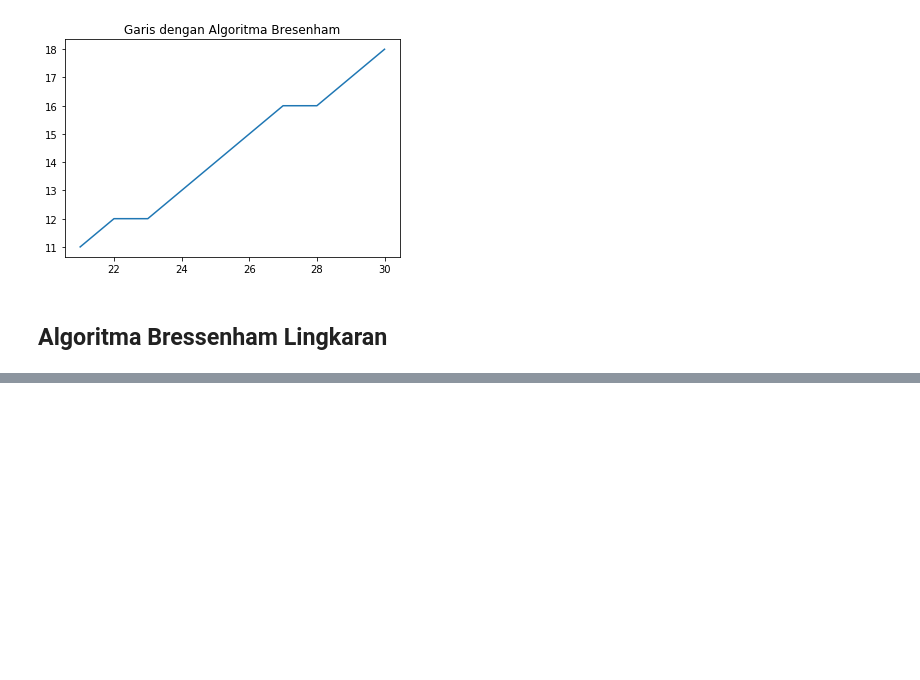
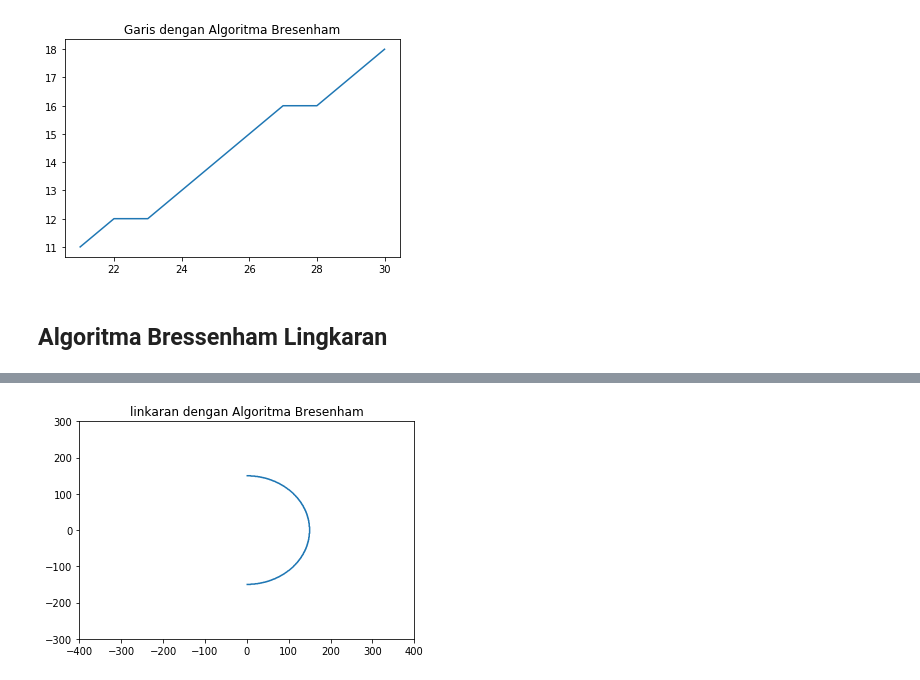
Before and after one commit to ibnutriyuono/grafika-citra2019, a Jupyter notebook: Algoritma DDA, Bressenham.ipynb, the cells around one changed output, grey strips where cells are left out. Drawn from its saved outputs; the diff is of its cells as text; code cells hidden in the pictures; blank space fills up the shorter version.

```diff
--- a/Algoritma DDA, Bressenham.ipynb
+++ b/Algoritma DDA, Bressenham.ipynb
@@ -128,0 +249,7 @@ bressenhamcirc(0,0,10)
+# %%
+plt.plot(X,Y)
+plt.title('linkaran dengan Algoritma Bresenham')
+plt.axis([-400, 400, -300, 300])
+plt.show()
+# %% [output]
+[figure, added]
```
Also changed, not shown: parts of 25 cells of this notebook.
